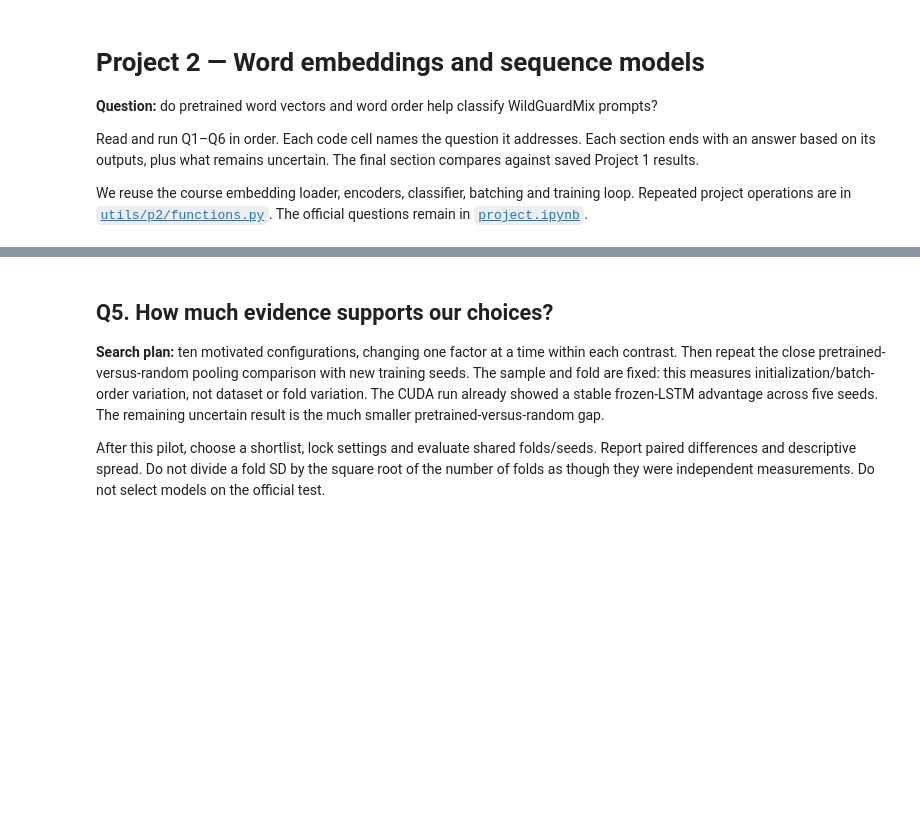
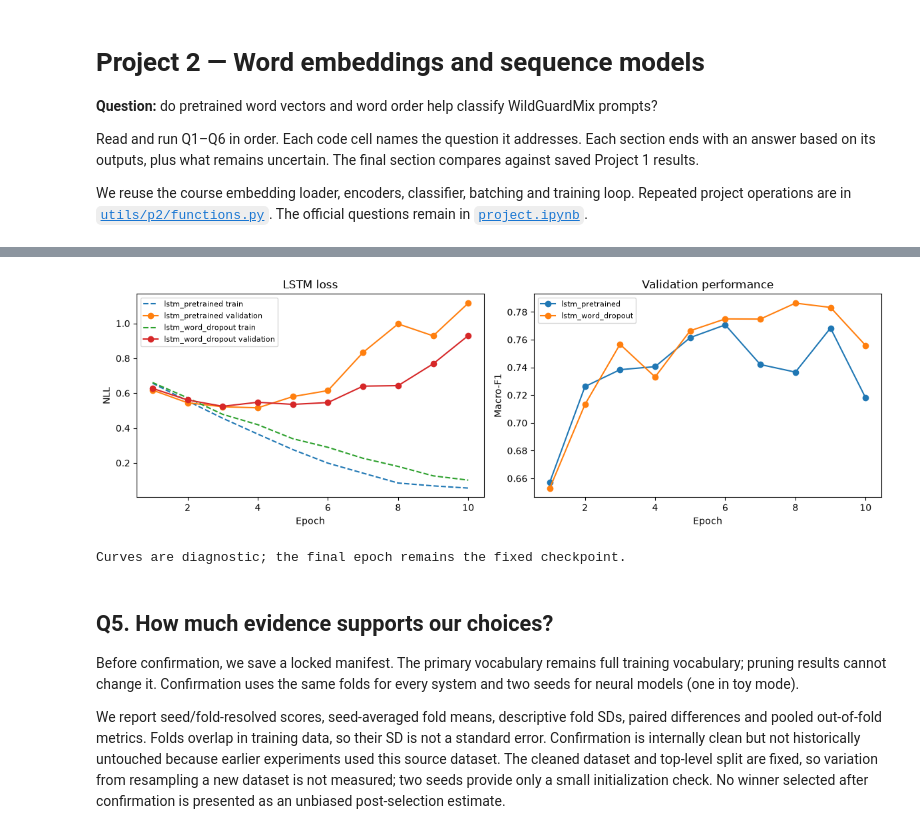
Before and after one commit to Nivya-21/nlp1-student, a Jupyter notebook: part2/project2.ipynb, the cells around one changed output, grey strips where cells are left out. Cells and saved outputs as stored; diff of their text form; code cells hidden in the pictures; blank space fills up the shorter version.

Commit message:
sneullis experiments

```diff
--- a/part2/project2.ipynb
+++ b/part2/project2.ipynb
@@ -460,46 +827,35 @@ for a, b, question in [
 # %%
-# Q4b — loss curves for architecture and the new regularizer
-history_table = pd.concat(histories, ignore_index=True)
-fig, axes = plt.subplots(1, 2, figsize=(12, 4), sharey=True)
-for ax, system in zip(axes, ["mean_frozen", "lstm_frozen"]):
-    curve = history_table[history_table.system == system]
-    ax.plot(curve.epoch, curve.train_loss, marker="o", label="training (with dropout)")
-    ax.plot(curve.epoch, curve.validation_loss, marker="o", label="validation")
-    ax.set(title=system, xlabel="Epoch", ylabel="NLL loss")
-    ax.legend()
-fig.tight_layout()
-fig.savefig(results_folder / "learning_curves.png", dpi=150)
-plt.show()
-
+# Q4b — development learning curves for overfitting diagnosis
+development_history = pd.concat(development_histories, ignore_index=True)
 fig, axes = plt.subplots(1, 2, figsize=(12, 4))
-for system in ["lstm_tuned", "lstm_tuned_word_dropout"]:
-    curve = history_table[history_table.system == system]
+for system in ["lstm_pretrained", "lstm_word_dropout"]:
+    curve = development_history[development_history.system == system]
     axes[0].plot(curve.epoch, curve.train_loss, "--", label=f"{system} train")
     axes[0].plot(curve.epoch, curve.validation_loss, marker="o", label=f"{system} validation")
     axes[1].plot(curve.epoch, curve.macro_f1, marker="o", label=system)
-axes[0].set(title="Tuned LSTM loss", xlabel="Epoch", ylabel="NLL loss")
-axes[1].set(title="Tuned LSTM validation score", xlabel="Epoch", ylabel="Macro-F1")
-for ax in axes:
-    ax.legend(fontsize=8)
+axes[0].set(title="LSTM loss", xlabel="Epoch", ylabel="NLL")
+axes[1].set(title="Validation performance", xlabel="Epoch", ylabel="Macro-F1")
+for axis in axes:
+    axis.legend(fontsize=8)
 fig.tight_layout()
-fig.savefig(results_folder / "lstm_word_dropout_curves.png", dpi=150)
+fig.savefig(results_folder / "development_lstm_curves.png", dpi=150)
 plt.show()
-
-for system, curve in history_table.groupby("system"):
-    curve = curve.sort_values("epoch")
-    warning = ((curve.train_loss.diff() < 0) & (curve.validation_loss.diff() > 0)).sum()
-    print(system, ":", int(warning), "epoch transitions with falling train / rising validation loss")
-print("Training loss includes dropout and changing parameters; the curves are diagnostic.")
+print("Curves are diagnostic; the final epoch remains the fixed checkpoint.")
+# %% [output]
+[figure, added]
+Curves are diagnostic; the final epoch remains the fixed checkpoint.
 # %% [markdown]
 ## Q5. How much evidence supports our choices?
 
-**Search plan:** ten motivated configurations, changing one factor at a time within
-each contrast. Then repeat the close pretrained-versus-random pooling comparison with new training seeds.
-The sample and fold are fixed: this measures initialization/batch-order variation,
-not dataset or fold variation. The CUDA run already showed a stable frozen-LSTM advantage across five seeds. The remaining uncertain result is the much smaller pretrained-versus-random gap.
+Before confirmation, we save a locked manifest. The primary vocabulary remains
+full training vocabulary; pruning results cannot change it. Confirmation uses
+the same folds for every system and two seeds for neural models (one in toy mode).
 
-After this pilot, choose a shortlist, lock settings and evaluate shared folds/seeds.
-Report paired differences and descriptive spread. Do not divide a fold SD by the
-square root of the number of folds as though they were independent measurements.
-Do not select models on the official test.
+We report seed/fold-resolved scores, seed-averaged fold means, descriptive fold
+SDs, paired differences and pooled out-of-fold metrics. Folds overlap in training
+data, so their SD is not a standard error. Confirmation is internally clean but
+not historically untouched because earlier experiments used this source dataset.
+The cleaned dataset and top-level split are fixed, so variation from resampling a
+new dataset is not measured; two seeds provide only a small initialization check.
+No winner selected after confirmation is presented as an unbiased post-selection estimate.
 # %%
```
Also changed, not shown: parts of 22 cells of this notebook, 1 other file.
